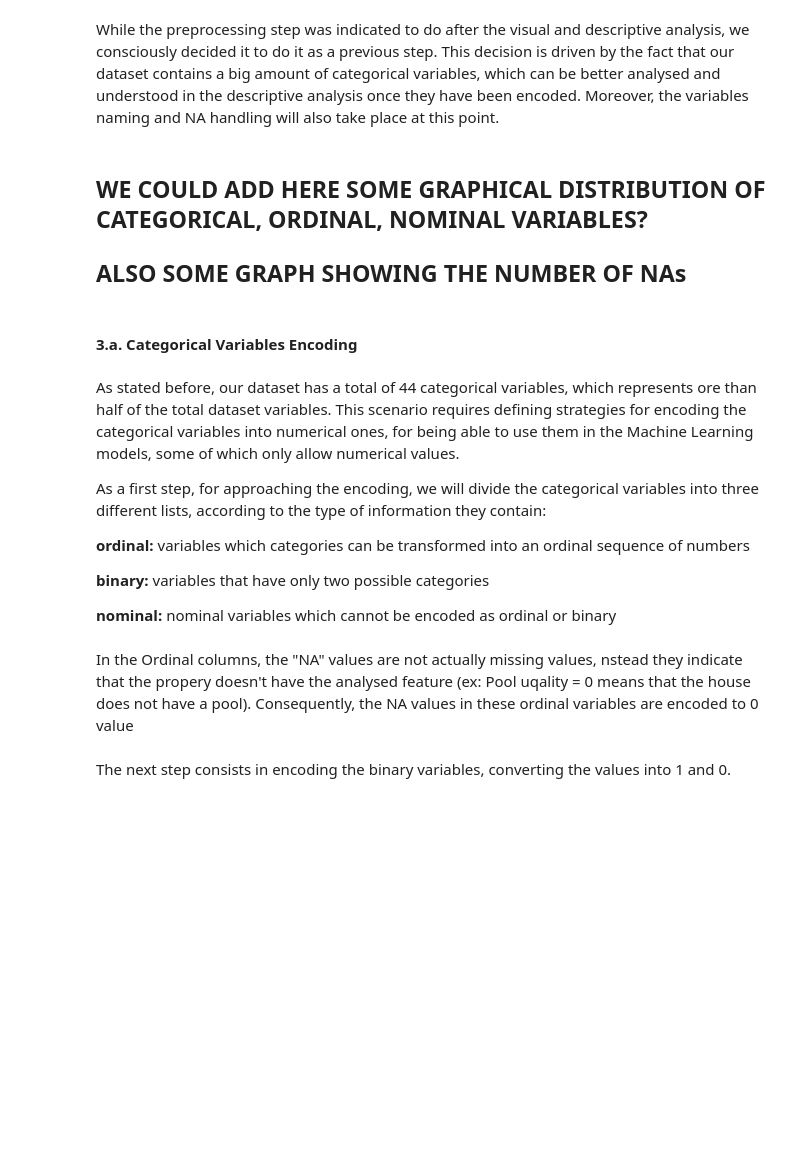
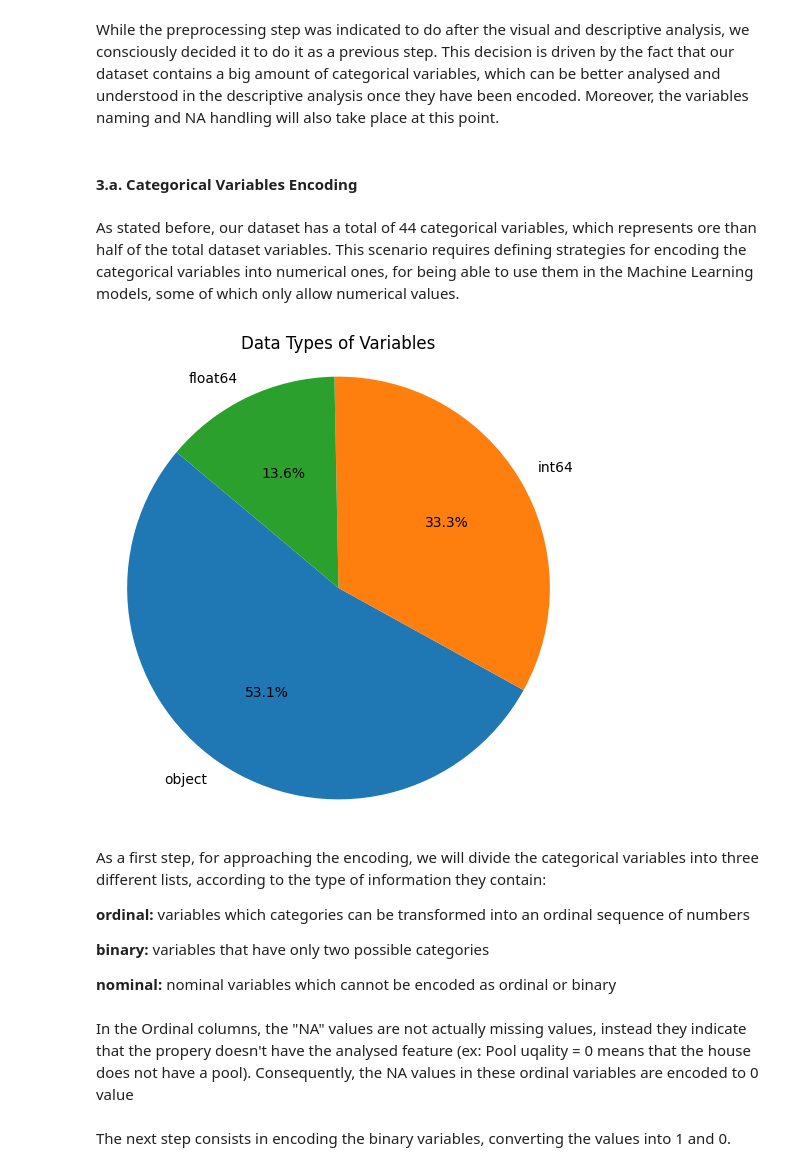
Before and after one commit to rajesvariparasa/ml-processing-pipeline-for-predicting-houseprices, a Jupyter notebook: Milestone-1-Dataset.ipynb, the cells around one changed output. Saved outputs shown, nothing was run; the diff lists cells and outputs as text; code cells hidden in the pictures; blank space fills up the shorter version.

```diff
--- a/Milestone-1-Dataset.ipynb
+++ b/Milestone-1-Dataset.ipynb
@@ -282,14 +284,30 @@ Name: SoldPrice, dtype: float64
 ### 3. Preprocessing
 # %% [markdown]
 While the preprocessing step was indicated to do after the visual and descriptive analysis, we consciously decided it to do it as a previous step. This decision is driven by the fact that our dataset contains a big amount of categorical variables, which can be better analysed and understood in the descriptive analysis once they have been encoded. Moreover, the variables naming and NA handling will also take place at this point.
-# %% [markdown]
-## WE COULD ADD HERE SOME GRAPHICAL DISTRIBUTION OF CATEGORICAL, ORDINAL, NOMINAL VARIABLES?
-## ALSO SOME GRAPH SHOWING THE NUMBER OF NAs
 # %% [markdown]
 #### 3.a. Categorical Variables Encoding
+# %% [markdown]
+As stated before, our dataset has a total of 44 categorical variables, which represents ore than half of the total dataset variables. This scenario requires defining strategies for encoding the categorical variables into numerical ones, for being able to use them in the Machine Learning models, some of which only allow numerical values.
+# %%
+#Distribution of variables datatype
+
+# Get data types of columns
+data_types = data.dtypes
+
+# Count occurrences of each data type
+type_counts = data_types.value_counts()
+
+# Create a pie chart
+plt.figure(figsize=(6, 6))
+plt.pie(type_counts, labels=type_counts.index, autopct='%1.1f%%', startangle=140)
+plt.title('Data Types of Variables')
+plt.axis('equal')  # Equal aspect ratio ensures that pie is drawn as a circle.
+
+# Show the pie chart
+plt.show()
+# %% [output]
+[figure, added]
 # %% [markdown]
-As stated before, our dataset has a total of 44 categorical variables, which represents ore than half of the total dataset variables. This scenario requires defining strategies for encoding the categorical variables into numerical ones, for being able to use them in the Machine Learning models, some of which only allow numerical values.
-
 As a first step, for approaching the encoding, we will divide the categorical variables into three different lists, according to the type of information they contain:
 
 **ordinal:** variables which categories can be transformed into an ordinal sequence of numbers
@@ -348,7 +366,7 @@ data_train['PoolQual'] = data_train['PoolQual'].map(PoolQual)
 data_train['Fence'] = data_train['Fence'].map(Fence)
 data_train['PavedDrive'] = data_train['PavedDrive'].map(PavedDrive)
 # %% [markdown]
-In the Ordinal columns, the "NA" values are not actually missing values, nstead they indicate that the propery doesn't have the analysed feature (ex: Pool uqality = 0 means that the house does not have a pool). Consequently, the NA values in these ordinal variables are encoded to 0 value
+In the Ordinal columns, the "NA" values are not actually missing values, instead they indicate that the propery doesn't have the analysed feature (ex: Pool uqality = 0 means that the house does not have a pool). Consequently, the NA values in these ordinal variables are encoded to 0 value
 # %%
 # Iterate through the columns in the 'ordinal' list and fill NA values with 0
 for column in ordinal:
```
Also changed, not shown: parts of 11 cells of this notebook.
